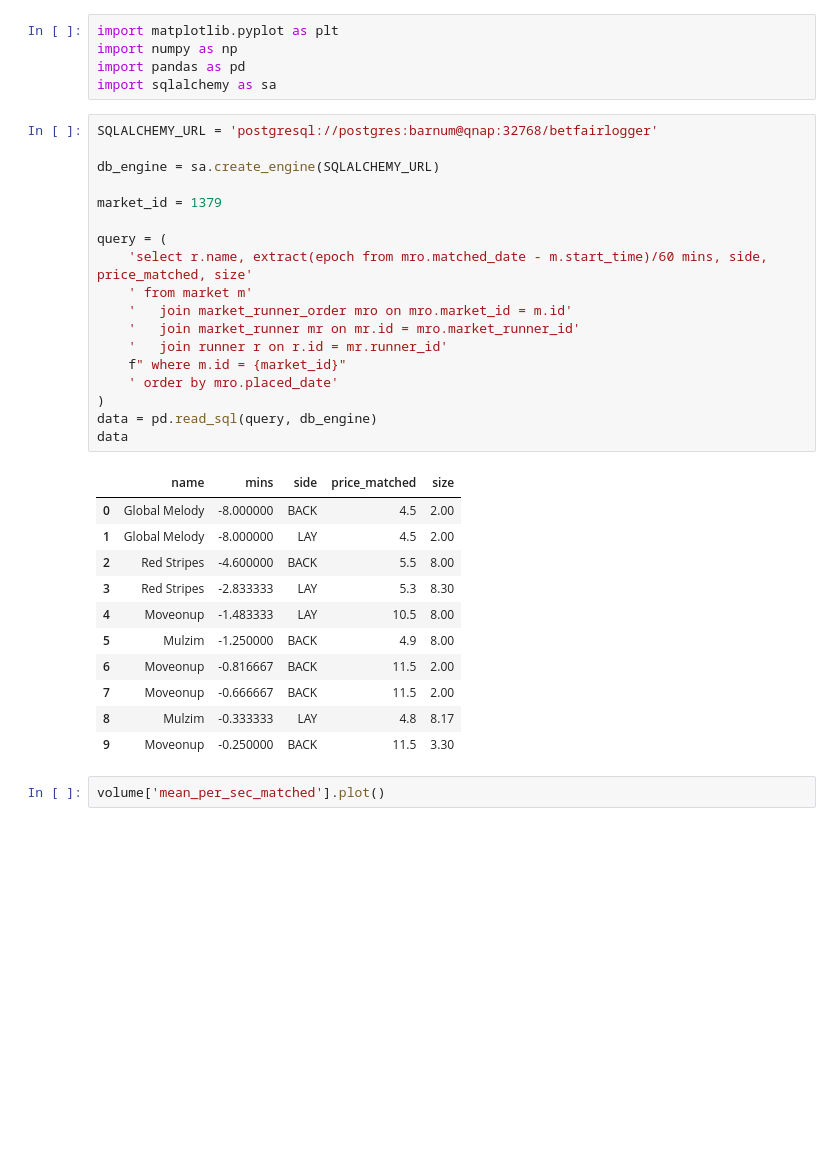
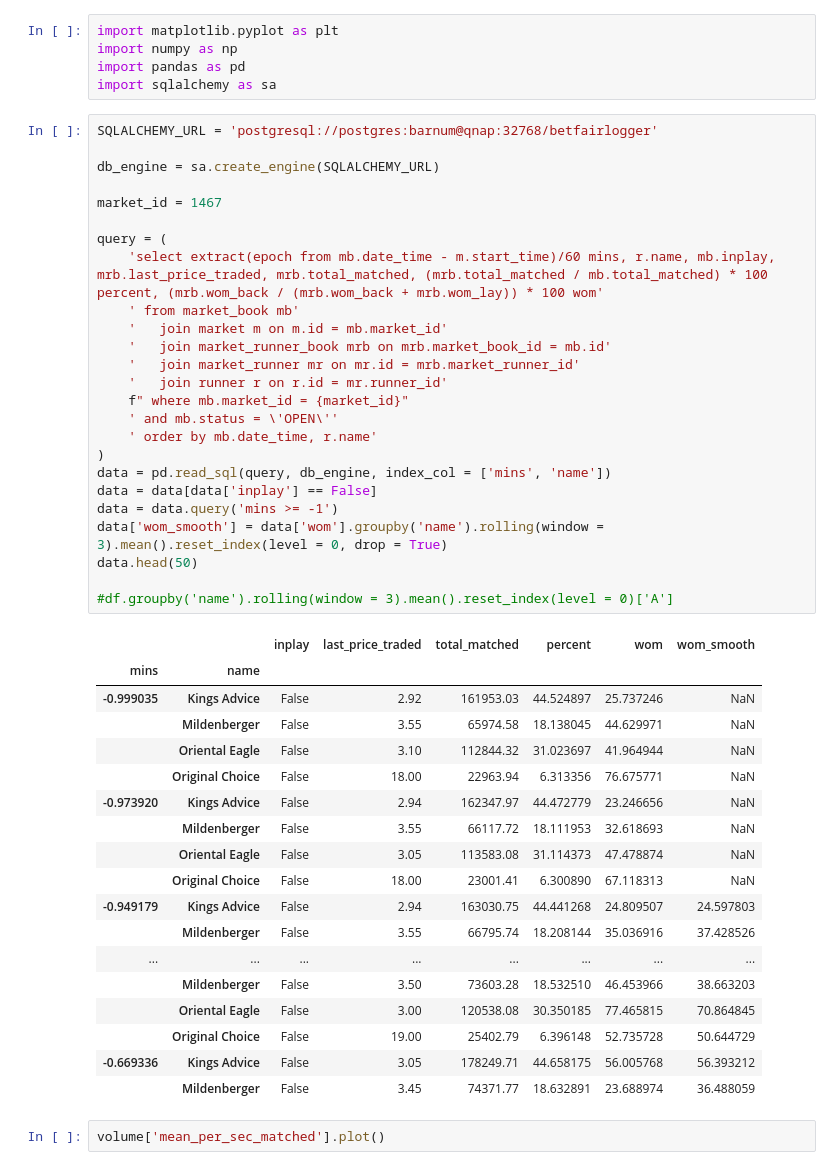
Before and after one commit to GrahamJC/BetfairLogger, a Jupyter notebook: Matplotlib.ipynb, the cells around one changed output. Cells and saved outputs as stored; diff of their text form; blank space fills up the shorter version.

Commit message:
Smooth WOM and add price lines and WOM background

```diff
--- a/Matplotlib.ipynb
+++ b/Matplotlib.ipynb
@@ -8,33 +8,47 @@ import sqlalchemy as sa
 # %%
 SQLALCHEMY_URL = 'postgresql://postgres:barnum@qnap:32768/betfairlogger'
 
 db_engine = sa.create_engine(SQLALCHEMY_URL)
 
-market_id = 1379
+market_id = 1467
 
 query = (
-    'select r.name, extract(epoch from mro.matched_date - m.start_time)/60 mins, side, price_matched, size'
-    ' from market m'
-    '   join market_runner_order mro on mro.market_id = m.id'
-    '   join market_runner mr on mr.id = mro.market_runner_id'
+    'select extract(epoch from mb.date_time - m.start_time)/60 mins, r.name, mb.inplay, mrb.last_price_traded, mrb.total_matched, (mrb.total_matched / mb.total_matched) * 100 percent, (mrb.wom_back / (mrb.wom_back + mrb.wom_lay)) * 100 wom'
+    ' from market_book mb'
+    '   join market m on m.id = mb.market_id'
+    '   join market_runner_book mrb on mrb.market_book_id = mb.id'
+    '   join market_runner mr on mr.id = mrb.market_runner_id'
     '   join runner r on r.id = mr.runner_id'
-    f" where m.id = {market_id}"
-    ' order by mro.placed_date'
+    f" where mb.market_id = {market_id}"
+    ' and mb.status = \'OPEN\''
+    ' order by mb.date_time, r.name'
 )
-data = pd.read_sql(query, db_engine)
-data
+data = pd.read_sql(query, db_engine, index_col = ['mins', 'name'])
+data = data[data['inplay'] == False]
+data = data.query('mins >= -1')
+data['wom_smooth'] = data['wom'].groupby('name').rolling(window = 3).mean().reset_index(level = 0, drop = True)
+data.head(50)
+
+#df.groupby('name').rolling(window = 3).mean().reset_index(level = 0)['A']
 # %% [output]
-|  | name | mins | side | price_matched | size |
-| 0 | Global Melody | -8.000000 | BACK | 4.5 | 2.00 |
-| 1 | Global Melody | -8.000000 | LAY | 4.5 | 2.00 |
-| 2 | Red Stripes | -4.600000 | BACK | 5.5 | 8.00 |
-| 3 | Red Stripes | -2.833333 | LAY | 5.3 | 8.30 |
-| 4 | Moveonup | -1.483333 | LAY | 10.5 | 8.00 |
-| 5 | Mulzim | -1.250000 | BACK | 4.9 | 8.00 |
-| 6 | Moveonup | -0.816667 | BACK | 11.5 | 2.00 |
-| 7 | Moveonup | -0.666667 | BACK | 11.5 | 2.00 |
-| 8 | Mulzim | -0.333333 | LAY | 4.8 | 8.17 |
-| 9 | Moveonup | -0.250000 | BACK | 11.5 | 3.30 |
+|  |  | inplay | last_price_traded | total_matched | percent | wom | wom_smooth |
+| mins | name |  |  |  |  |  |  |
+| -0.999035 | Kings Advice | False | 2.92 | 161953.03 | 44.524897 | 25.737246 | NaN |
+|  | Mildenberger | False | 3.55 | 65974.58 | 18.138045 | 44.629971 | NaN |
+|  | Oriental Eagle | False | 3.10 | 112844.32 | 31.023697 | 41.964944 | NaN |
+|  | Original Choice | False | 18.00 | 22963.94 | 6.313356 | 76.675771 | NaN |
+| -0.973920 | Kings Advice | False | 2.94 | 162347.97 | 44.472779 | 23.246656 | NaN |
+|  | Mildenberger | False | 3.55 | 66117.72 | 18.111953 | 32.618693 | NaN |
+|  | Oriental Eagle | False | 3.05 | 113583.08 | 31.114373 | 47.478874 | NaN |
+|  | Original Choice | False | 18.00 | 23001.41 | 6.300890 | 67.118313 | NaN |
+| -0.949179 | Kings Advice | False | 2.94 | 163030.75 | 44.441268 | 24.809507 | 24.597803 |
+|  | Mildenberger | False | 3.55 | 66795.74 | 18.208144 | 35.036916 | 37.428526 |
+| ... | ... | ... | ... | ... | ... | ... | ... |
+|  | Mildenberger | False | 3.50 | 73603.28 | 18.532510 | 46.453966 | 38.663203 |
+|  | Oriental Eagle | False | 3.00 | 120538.08 | 30.350185 | 77.465815 | 70.864845 |
+|  | Original Choice | False | 19.00 | 25402.79 | 6.396148 | 52.735728 | 50.644729 |
+| -0.669336 | Kings Advice | False | 3.05 | 178249.71 | 44.658175 | 56.005768 | 56.393212 |
+|  | Mildenberger | False | 3.45 | 74371.77 | 18.632891 | 23.688974 | 36.488059 |
 # %%
 volume['mean_per_sec_matched'].plot()
 # %% [output]
```
Also changed, not shown: 2 other files.
